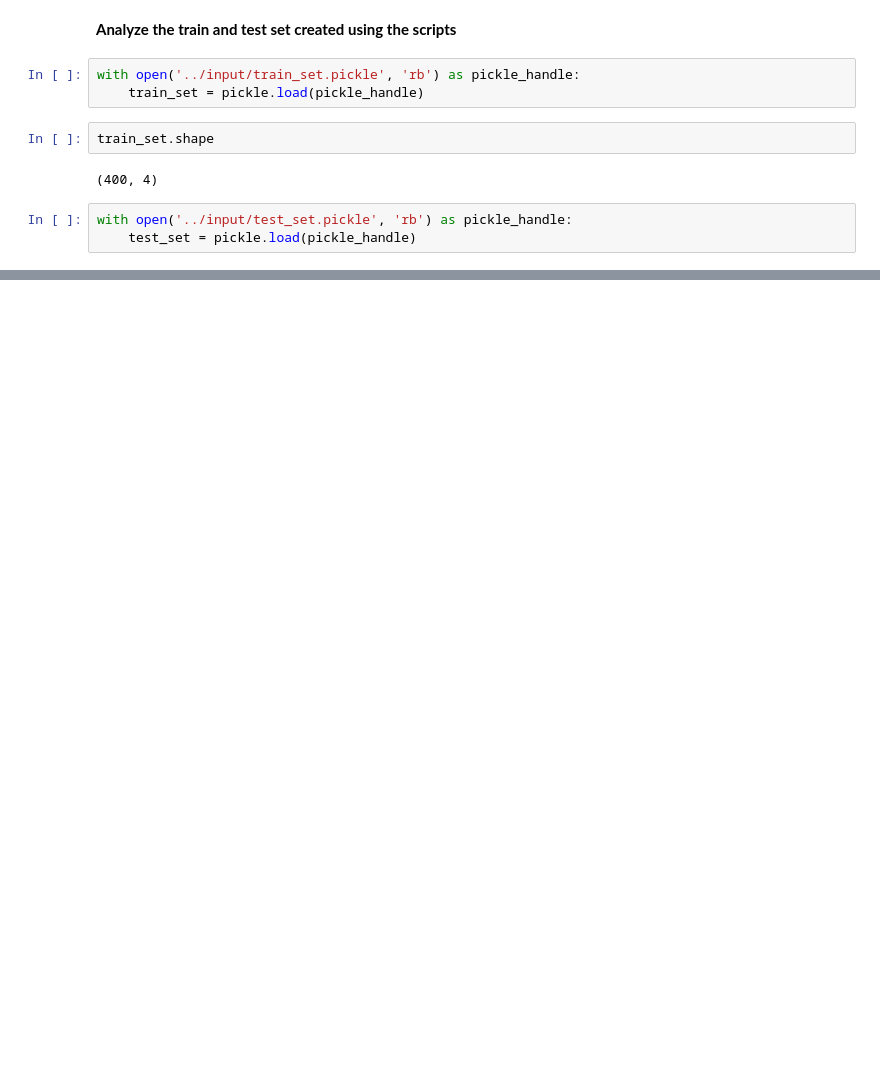
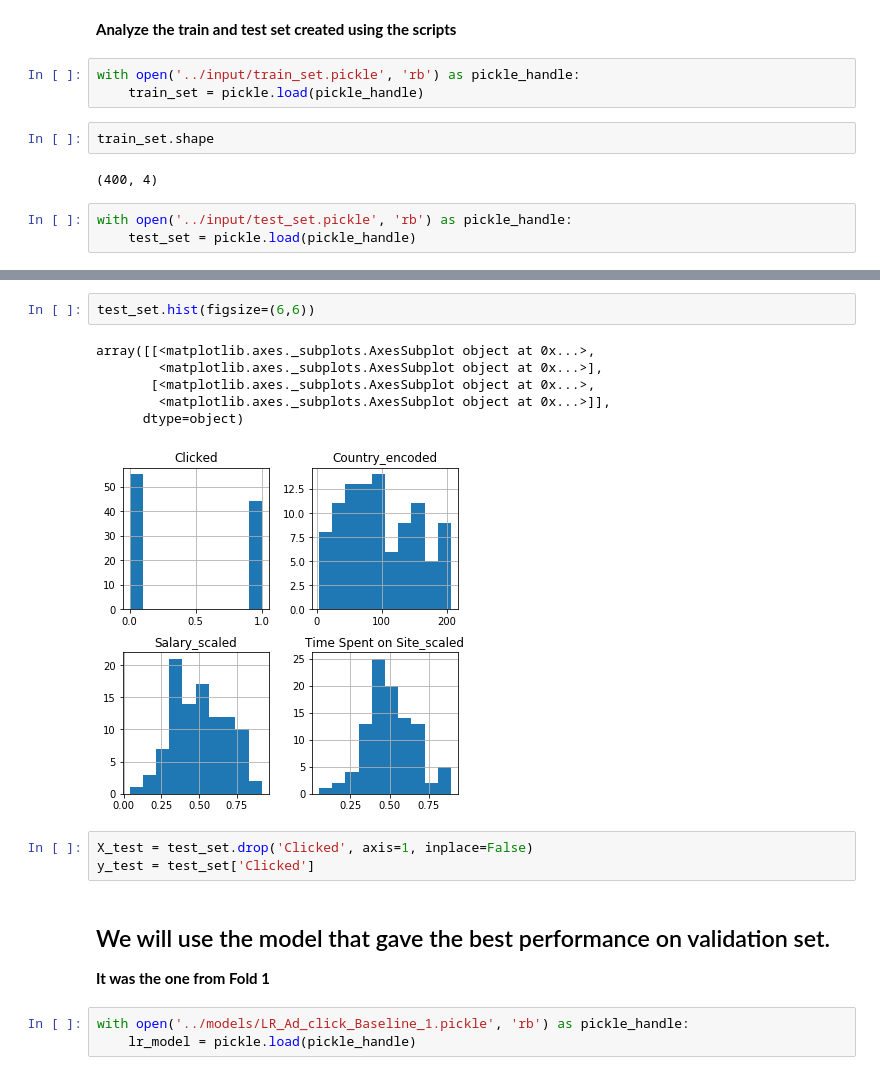
Before and after one commit to debajyoti94/WillYouClick, a Jupyter notebook: notebooks/WillYouClick_EDA.ipynb, the cells around one changed output, grey strips where cells are left out. Cells and saved outputs as stored; diff of their text form; blank space fills up the shorter version.

```diff
--- a/notebooks/WillYouClick_EDA.ipynb
+++ b/notebooks/WillYouClick_EDA.ipynb
@@ -118,0 +101,18 @@ test_set.head()
+# %%
+test_set.hist(figsize=(6,6))
+# %% [output]
+array([[<matplotlib.axes._subplots.AxesSubplot object at 0x...>,
+        <matplotlib.axes._subplots.AxesSubplot object at 0x...>],
+       [<matplotlib.axes._subplots.AxesSubplot object at 0x...>,
+        <matplotlib.axes._subplots.AxesSubplot object at 0x...>]],
+      dtype=object)
+[figure, added]
+# %%
+X_test = test_set.drop('Clicked', axis=1, inplace=False)
+y_test = test_set['Clicked']
+# %% [markdown]
+## We will use the model that gave the best performance on validation set.
+**It was the one from Fold 1**
+# %%
+with open('../models/LR_Ad_click_Baseline_1.pickle', 'rb') as pickle_handle:
+    lr_model = pickle.load(pickle_handle)
```
Also changed, not shown: parts of 16 cells of this notebook.
